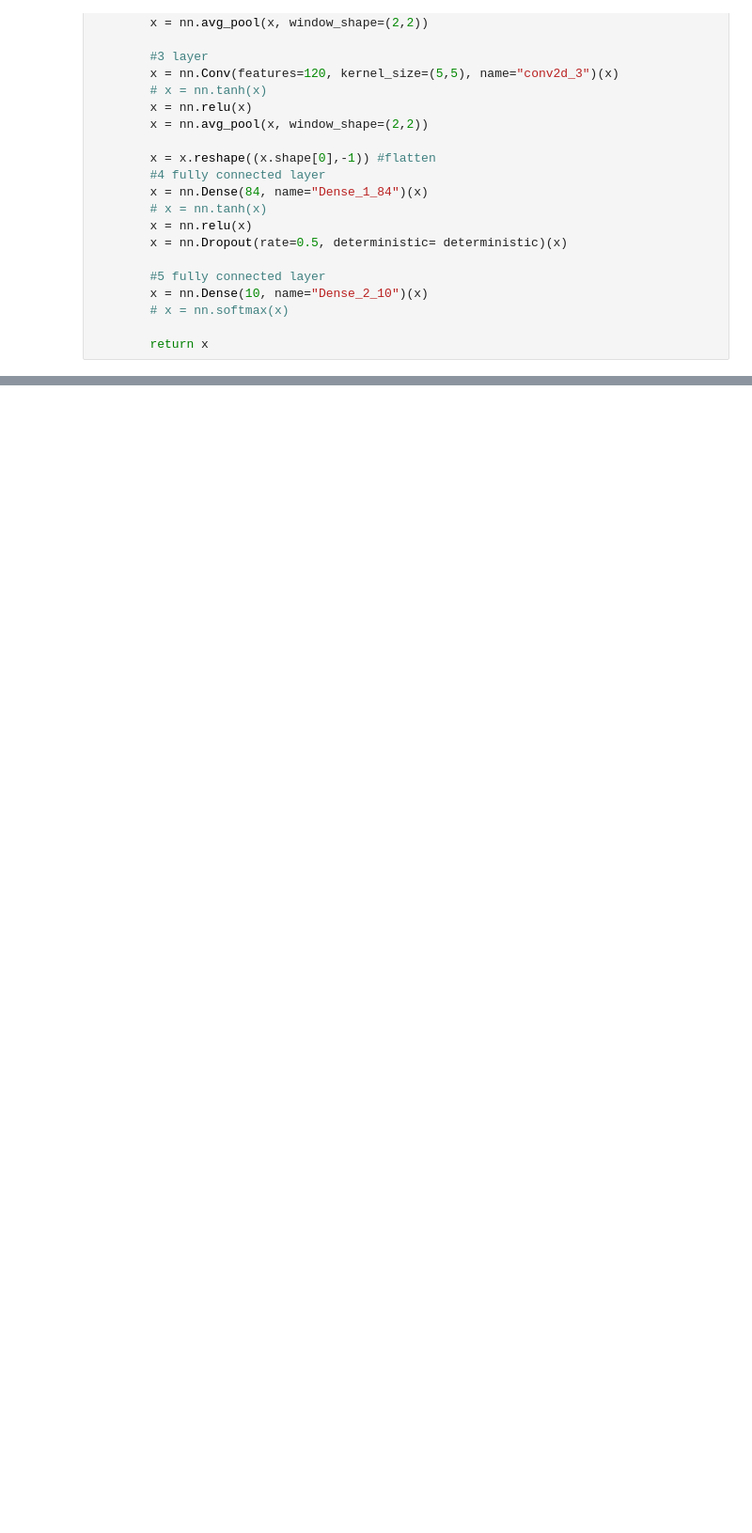
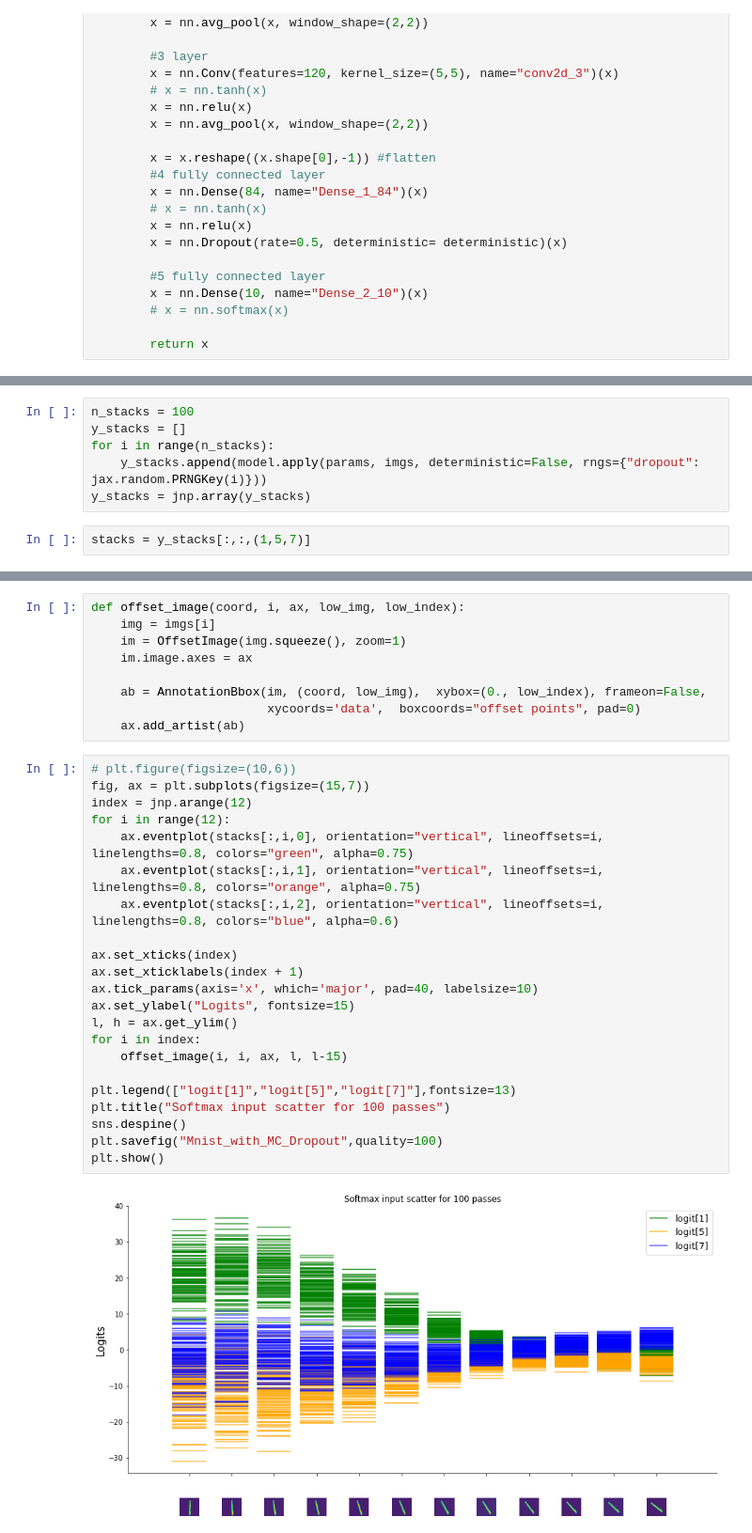
Before and after one commit to AnandShegde/bnn-zoo, a Jupyter notebook: notebooks/mc_dropout_classification_task.ipynb, the cells around one changed output, grey strips where cells are left out. Shown: that part at 94% size. Cells and saved outputs as stored; diff of their text form; blank space fills up the shorter version.

```diff
--- a/notebooks/mc_dropout_classification_task.ipynb
+++ b/notebooks/mc_dropout_classification_task.ipynb
@@ -162,0 +169,8 @@ plt.
+# %%
+n_stacks = 100
+y_stacks = []
+for i in range(n_stacks):
+    y_stacks.append(model.apply(params, imgs, deterministic=False, rngs={"dropout": jax.random.PRNGKey(i)}))
+y_stacks = jnp.array(y_stacks)
+# %%
+stacks = y_stacks[:,:,(1,5,7)]
@@ -162,0 +180,33 @@ plt.
+# %%
+def offset_image(coord, i, ax, low_img, low_index):
+    img = imgs[i]
+    im = OffsetImage(img.squeeze(), zoom=1)
+    im.image.axes = ax
+
+    ab = AnnotationBbox(im, (coord, low_img),  xybox=(0., low_index), frameon=False,
+                        xycoords='data',  boxcoords="offset points", pad=0)
+    ax.add_artist(ab)
+# %%
+# plt.figure(figsize=(10,6))
+fig, ax = plt.subplots(figsize=(15,7))
+index = jnp.arange(12)
+for i in range(12):
+    ax.eventplot(stacks[:,i,0], orientation="vertical", lineoffsets=i, linelengths=0.8, colors="green", alpha=0.75)
+    ax.eventplot(stacks[:,i,1], orientation="vertical", lineoffsets=i, linelengths=0.8, colors="orange", alpha=0.75)
+    ax.eventplot(stacks[:,i,2], orientation="vertical", lineoffsets=i, linelengths=0.8, colors="blue", alpha=0.6)
+
+ax.set_xticks(index)
+ax.set_xticklabels(index + 1)
+ax.tick_params(axis='x', which='major', pad=40, labelsize=10)
+ax.set_ylabel("Logits", fontsize=15)
+l, h = ax.get_ylim()
+for i in index:
+    offset_image(i, i, ax, l, l-15)
+
+plt.legend(["logit[1]","logit[5]","logit[7]"],fontsize=13)
+plt.title("Softmax input scatter for 100 passes")
+sns.despine()
+plt.savefig("Mnist_with_MC_Dropout",quality=100)
+plt.show()
+# %% [output]
+[figure, added]
```
Also changed, not shown: parts of 31 cells of this notebook, 9 other files.
